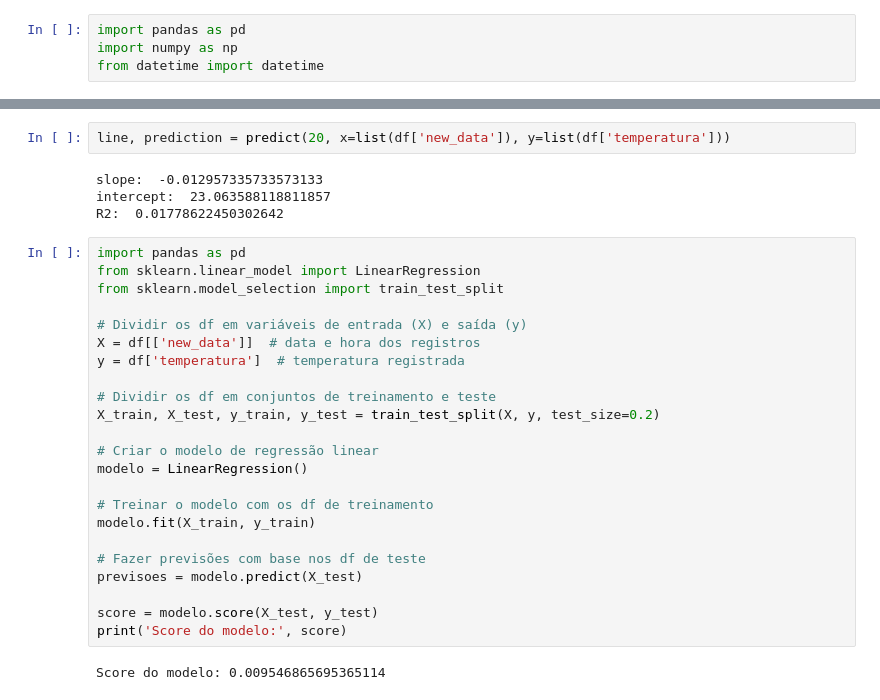
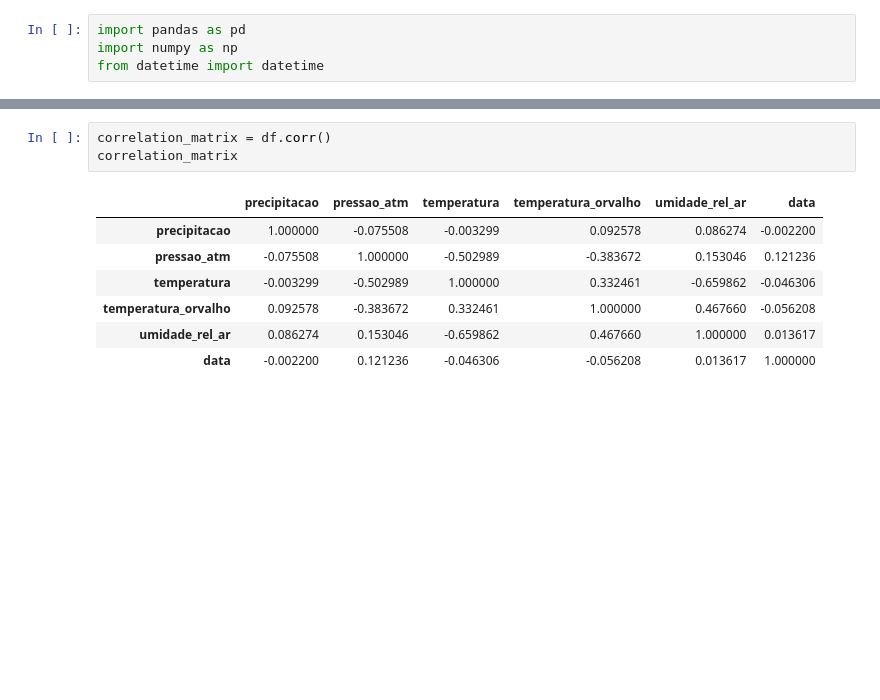
Before and after one commit to DantasEduardo/forecast, a Jupyter notebook: notebook/test_forecast.ipynb, the cells around one changed output, grey strips where cells are left out. Saved outputs shown, nothing was run; the diff lists cells and outputs as text; blank space fills up the shorter version.

```diff
--- a/notebook/test_forecast.ipynb
+++ b/notebook/test_forecast.ipynb
@@ -100,31 +55,11 @@ plt.show()
-# %%
-line, prediction = predict(20, x=list(df['new_data']), y=list(df['temperatura']))
-# %% [output]
-slope:  -0.012957335733573133
-intercept:  23.063588118811857
-R2:  0.01778622450302642
-# %%
-import pandas as pd
-from sklearn.linear_model import LinearRegression
-from sklearn.model_selection import train_test_split
-
-# Dividir os df em variáveis de entrada (X) e saída (y)
-X = df[['new_data']]  # data e hora dos registros
-y = df['temperatura']  # temperatura registrada
-
-# Dividir os df em conjuntos de treinamento e teste
-X_train, X_test, y_train, y_test = train_test_split(X, y, test_size=0.2)
-
-# Criar o modelo de regressão linear
-modelo = LinearRegression()
-
-# Treinar o modelo com os df de treinamento
-modelo.fit(X_train, y_train)
-
-# Fazer previsões com base nos df de teste
-previsoes = modelo.predict(X_test)
-
-score = modelo.score(X_test, y_test)
-print('Score do modelo:', score)
-# %% [output]
-Score do modelo: 0.009546865695365114
+# %%
+correlation_matrix = df.corr()
+correlation_matrix
+# %% [output]
+|  | precipitacao | pressao_atm | temperatura | temperatura_orvalho | umidade_rel_ar | data |
+| precipitacao | 1.000000 | -0.075508 | -0.003299 | 0.092578 | 0.086274 | -0.002200 |
+| pressao_atm | -0.075508 | 1.000000 | -0.502989 | -0.383672 | 0.153046 | 0.121236 |
+| temperatura | -0.003299 | -0.502989 | 1.000000 | 0.332461 | -0.659862 | -0.046306 |
+| temperatura_orvalho | 0.092578 | -0.383672 | 0.332461 | 1.000000 | 0.467660 | -0.056208 |
+| umidade_rel_ar | 0.086274 | 0.153046 | -0.659862 | 0.467660 | 1.000000 | 0.013617 |
+| data | -0.002200 | 0.121236 | -0.046306 | -0.056208 | 0.013617 | 1.000000 |
```
Also changed, not shown: parts of 12 cells of this notebook, 2 other files.
